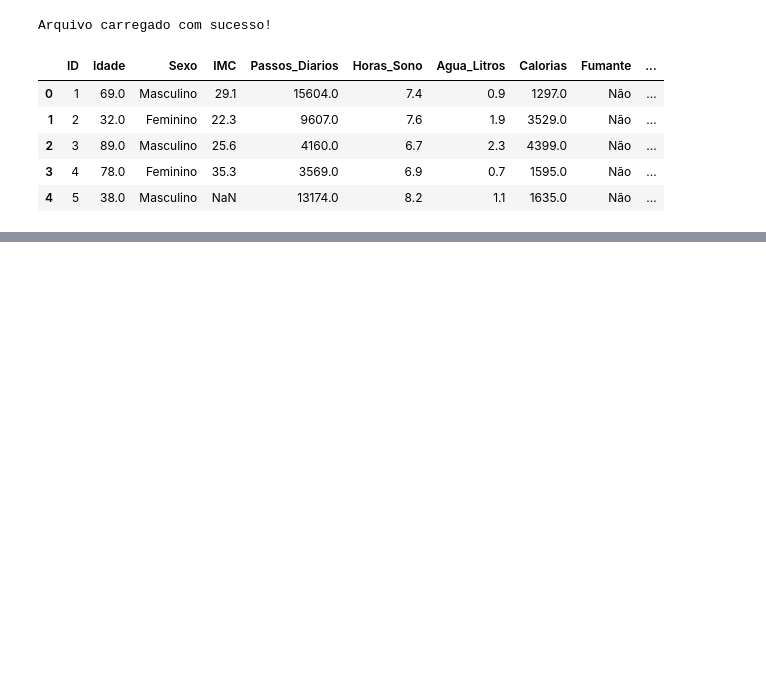
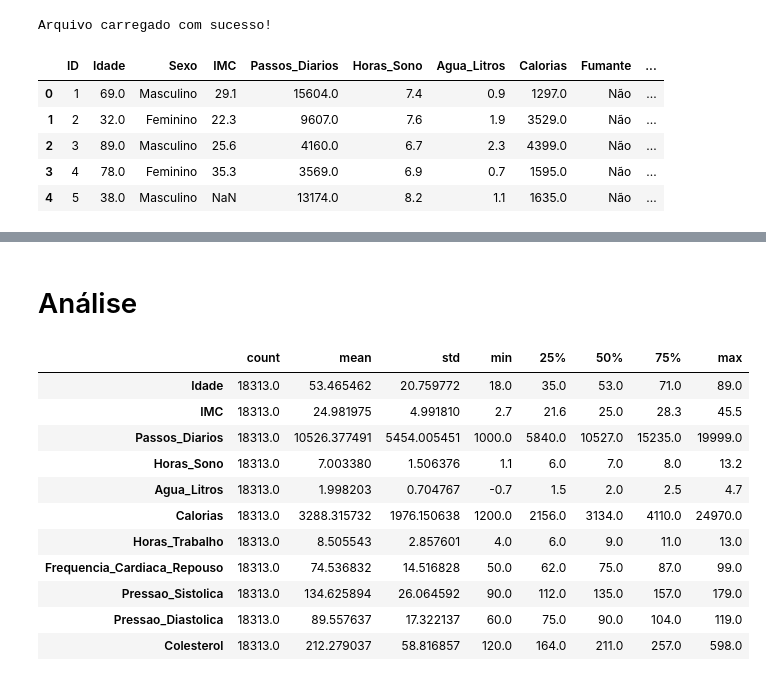
Before and after one commit to MateusZanco/projeto_ml_saude, a Jupyter notebook: notebooks/analise_exploratoria.ipynb, the cells around one changed output, grey strips where cells are left out. Saved outputs shown, nothing was run; the diff lists cells and outputs as text; code cells hidden in the pictures; blank space fills up the shorter version.

Commit message:
Atualização Análise Exploratória dos Dados

```diff
--- a/notebooks/analise_exploratoria.ipynb
+++ b/notebooks/analise_exploratoria.ipynb
@@ -23,0 +140,2 @@ df_raw.head()
+# %%
+colunas_quantitativas = df_clean.select_dtypes(include=np.number).columns.tolist()
@@ -23,0 +175,17 @@ df_raw.head()
+# %% [markdown]
+# Análise
+# %%
+df_clean[colunas_quantitativas].describe().T
+# %% [output]
+|  | count | mean | std | min | 25% | 50% | 75% | max |
+| Idade | 18313.0 | 53.465462 | 20.759772 | 18.0 | 35.0 | 53.0 | 71.0 | 89.0 |
+| IMC | 18313.0 | 24.981975 | 4.991810 | 2.7 | 21.6 | 25.0 | 28.3 | 45.5 |
+| Passos_Diarios | 18313.0 | 10526.377491 | 5454.005451 | 1000.0 | 5840.0 | 10527.0 | 15235.0 | 19999.0 |
+| Horas_Sono | 18313.0 | 7.003380 | 1.506376 | 1.1 | 6.0 | 7.0 | 8.0 | 13.2 |
+| Agua_Litros | 18313.0 | 1.998203 | 0.704767 | -0.7 | 1.5 | 2.0 | 2.5 | 4.7 |
+| Calorias | 18313.0 | 3288.315732 | 1976.150638 | 1200.0 | 2156.0 | 3134.0 | 4110.0 | 24970.0 |
+| Horas_Trabalho | 18313.0 | 8.505543 | 2.857601 | 4.0 | 6.0 | 9.0 | 11.0 | 13.0 |
+| Frequencia_Cardiaca_Repouso | 18313.0 | 74.536832 | 14.516828 | 50.0 | 62.0 | 75.0 | 87.0 | 99.0 |
+| Pressao_Sistolica | 18313.0 | 134.625894 | 26.064592 | 90.0 | 112.0 | 135.0 | 157.0 | 179.0 |
+| Pressao_Diastolica | 18313.0 | 89.557637 | 17.322137 | 60.0 | 75.0 | 90.0 | 104.0 | 119.0 |
+| Colesterol | 18313.0 | 212.279037 | 58.816857 | 120.0 | 164.0 | 211.0 | 257.0 | 598.0 |
```
Also changed, not shown: parts of 20 cells of this notebook.
